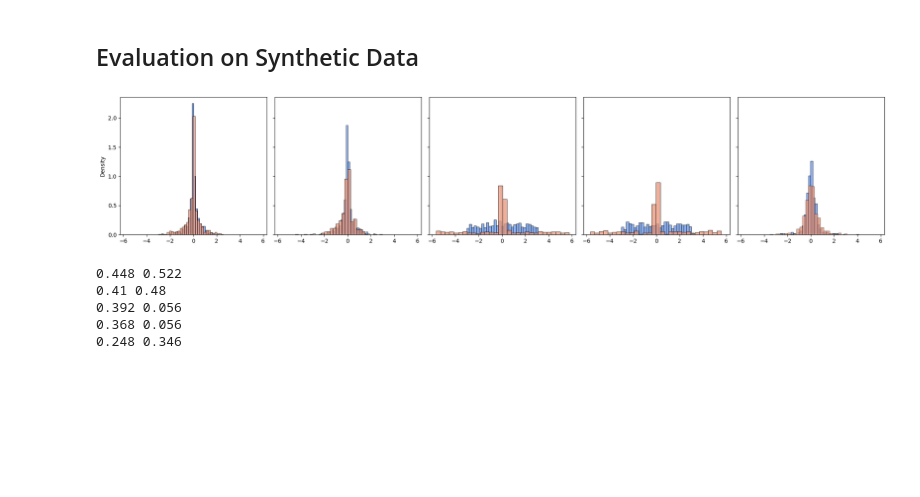
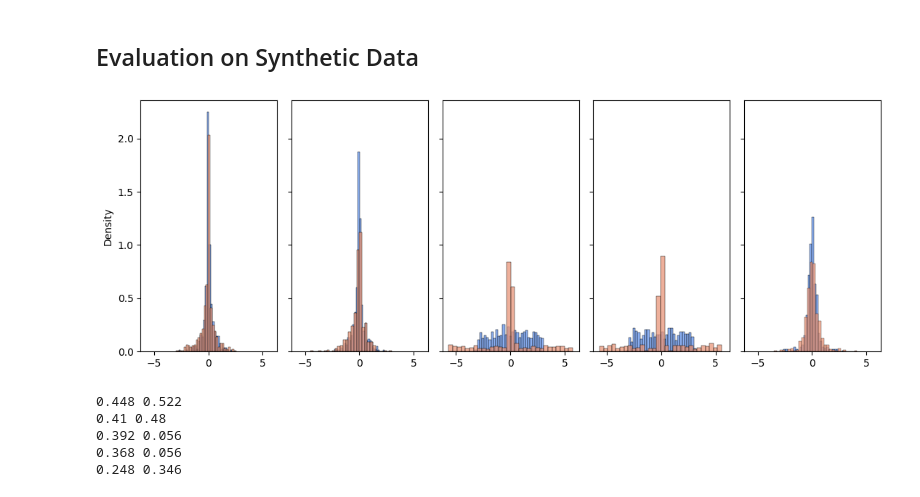
Before and after one commit to nadavbennun1/collective_posterior, a Jupyter notebook: test collective.ipynb, the cells around one changed output. Cells and saved outputs as stored; diff of their text form; code cells hidden in the pictures; blank space fills up the shorter version.

```diff
--- a/test collective.ipynb
+++ b/test collective.ipynb
@@ -261,23 +261,23 @@ for i in range(len(th)):
 # %%
 # Accuracy
 
 def plot_accuracy(acc_path, ax, color):
     res = pd.read_csv(acc_path, index_col=0, dtype='float')
     res = torch.from_numpy(np.array(res))
     for i in range(res.shape[1]):
         histplot(res[:,i],ax=ax[i], stat='density', color=color, bins=30)
     return
 
 n_params=len(prior.base_dist.mean)
-fig, ax = plt.subplots(1,n_params, figsize=(20,4), tight_layout=True, sharex=True, sharey=True)
+fig, ax = plt.subplots(1,n_params, figsize=(11,4), tight_layout=True, sharex=True, sharey=True)
 
 iid_acc = f'{model}/tests/accus_{model}_iid.csv'
 plot_accuracy(iid_acc, ax, color='cornflowerblue')
 
 cp_acc = f'{model}/tests/accus_{model}.csv'
 plot_accuracy(cp_acc, ax, color='darksalmon')
 # %% [output]
-[figure, old version]
+[figure, new version]
 # %%
 res = pd.read_csv(cp_acc, index_col=0, dtype='float')
 resi = pd.read_csv(iid_acc, index_col=0, dtype='float')
```
Also changed, not shown: parts of 4 cells of this notebook, 1 other file.
